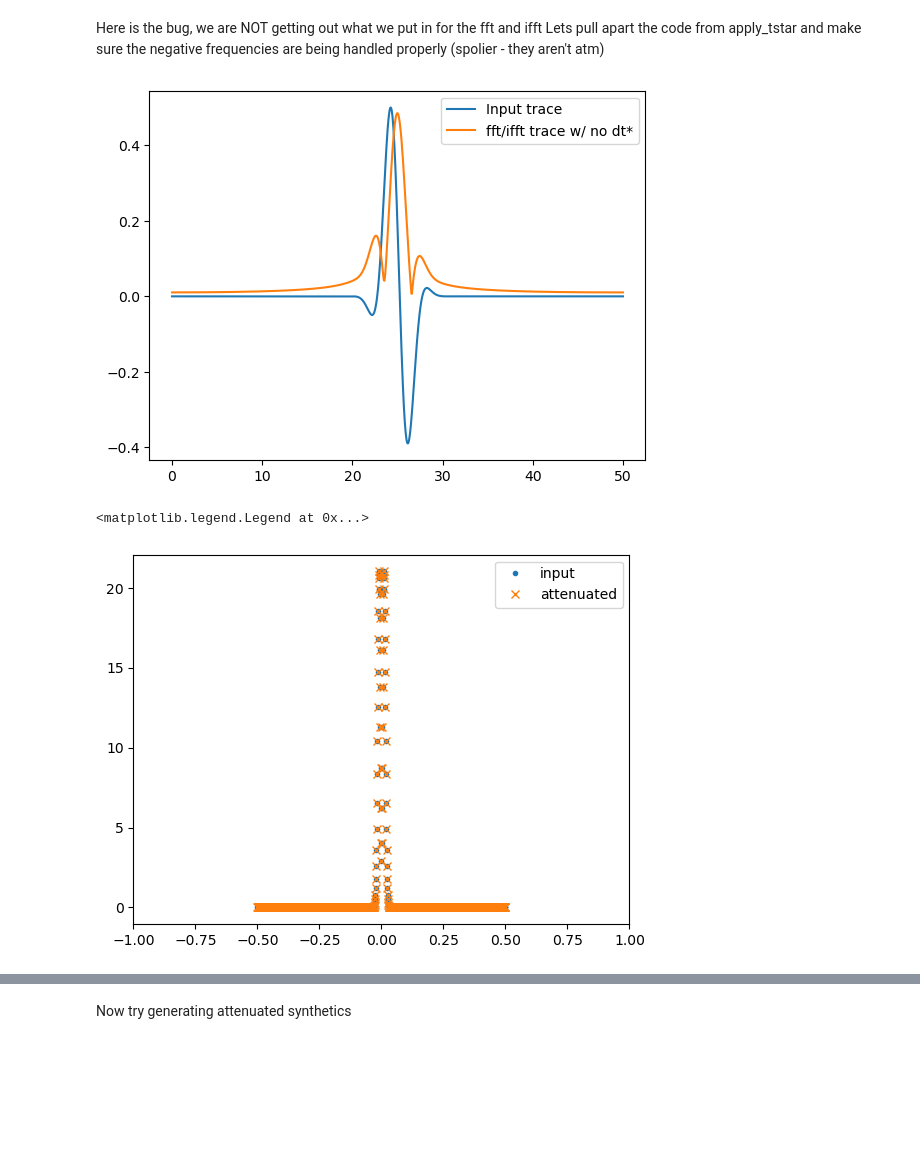
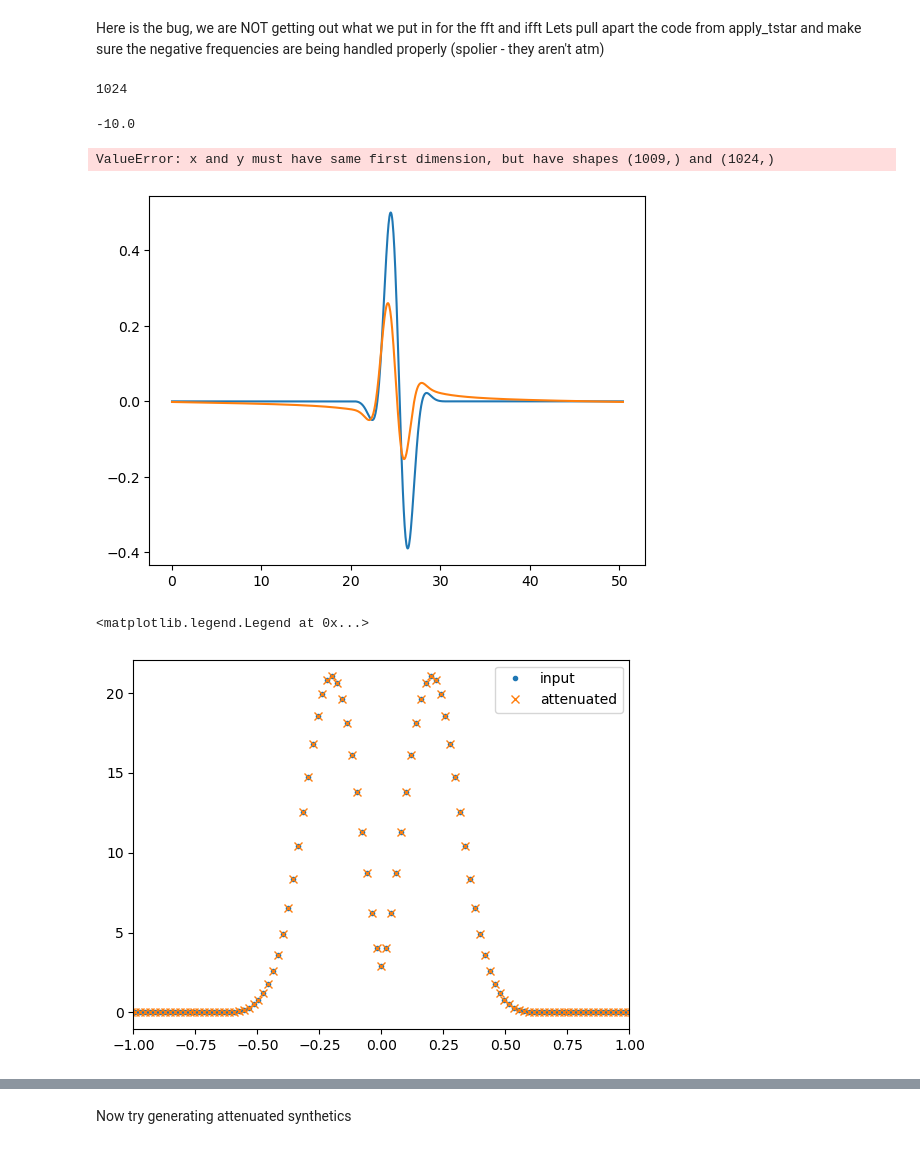
Before and after one commit to Jasplet/ani_attenuation, a Jupyter notebook: ani_attenuation/debug_ifft.ipynb, the cells around one changed output, grey strips where cells are left out. Drawn from its saved outputs; the diff is of its cells as text; code cells hidden in the pictures; blank space fills up the shorter version.

Commit message:
found bug. ifft does not pad as we would expect. fix this manually to keep sample rate integrity

```diff
--- a/ani_attenuation/debug_ifft.ipynb
+++ b/ani_attenuation/debug_ifft.ipynb
@@ -14,7 +14,7 @@ Dev notebook to sort out the negative frequency bugs in waveform_tools.
 
 First generate a waveform with no dt* (and no frequency domain operations)
 # %%
-test = synthetics.gen_synthetic_split(30, 1.5, dtstar=0)
+test = synthetics.gen_synthetic_split(30, 1.5, dtstar=0, nsamps=1009)
 # Isolate one trace
 test.plot()
 tr = test[1].data
@@ -80,20 +82,30 @@ attenuated_signal = ifft(attenuated_fd_signal, nsamps)
+# %%
+attenuated_signal.__len__()
+# %% [output]
+1024
+# %%
+f = fftfreq(n, delta)
+f[n//2]
+# %% [output]
+-10.0
 # %%
 fig, ax = plt.subplots(1,1)
 ax.plot(time, tr, label='Input trace')
-ax.plot(time, abs(attenuated_signal), label='fft/ifft trace w/ no dt*')
+ax.plot(time, tr_out, label='fft/ifft trace w/ no dt*')
+ax.plot(time, attenuated_signal.real, label='attn signal')
 ax.legend()
 plt.show()
 # %% [output]
+ValueError: x and y must have same first dimension, but have shapes (1009,) and (1024,)
-[figure, old version]
+[figure, new version]
 # %%
-fftfreq(n, d=delta)
 fig, ax = plt.subplots(1,1)
 ax.plot(f, abs(fd_signal),'.', label='input')
 ax.plot(f, abs(attenuated_fd_signal),'x', label='attenuated')
 ax.set_xlim([-1,1])
 ax.legend()
 # %% [output]
 <matplotlib.legend.Legend at 0x...>
-[figure, old version]
+[figure, new version]
 # %%
 fig, ax = plt.subplots(1,1)
```
Also changed, not shown: parts of 8 cells of this notebook.
